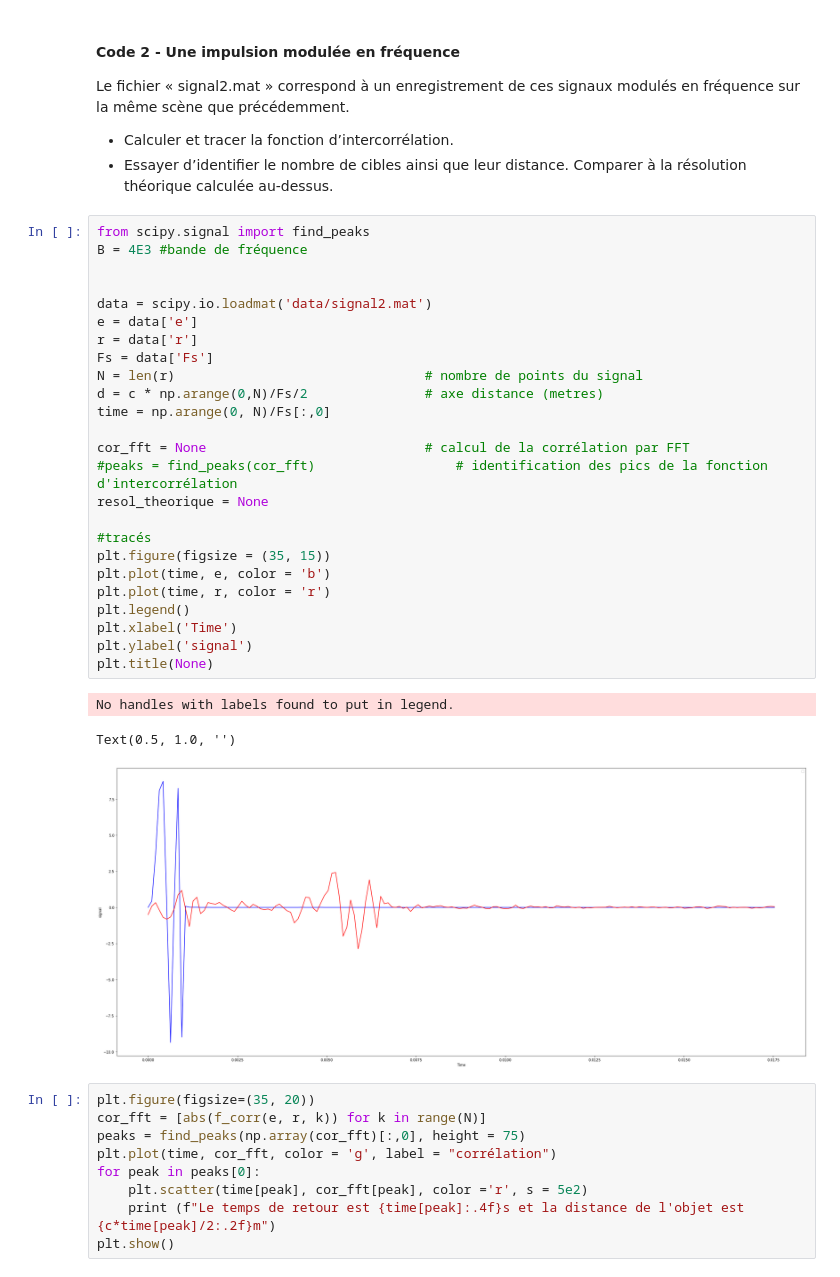
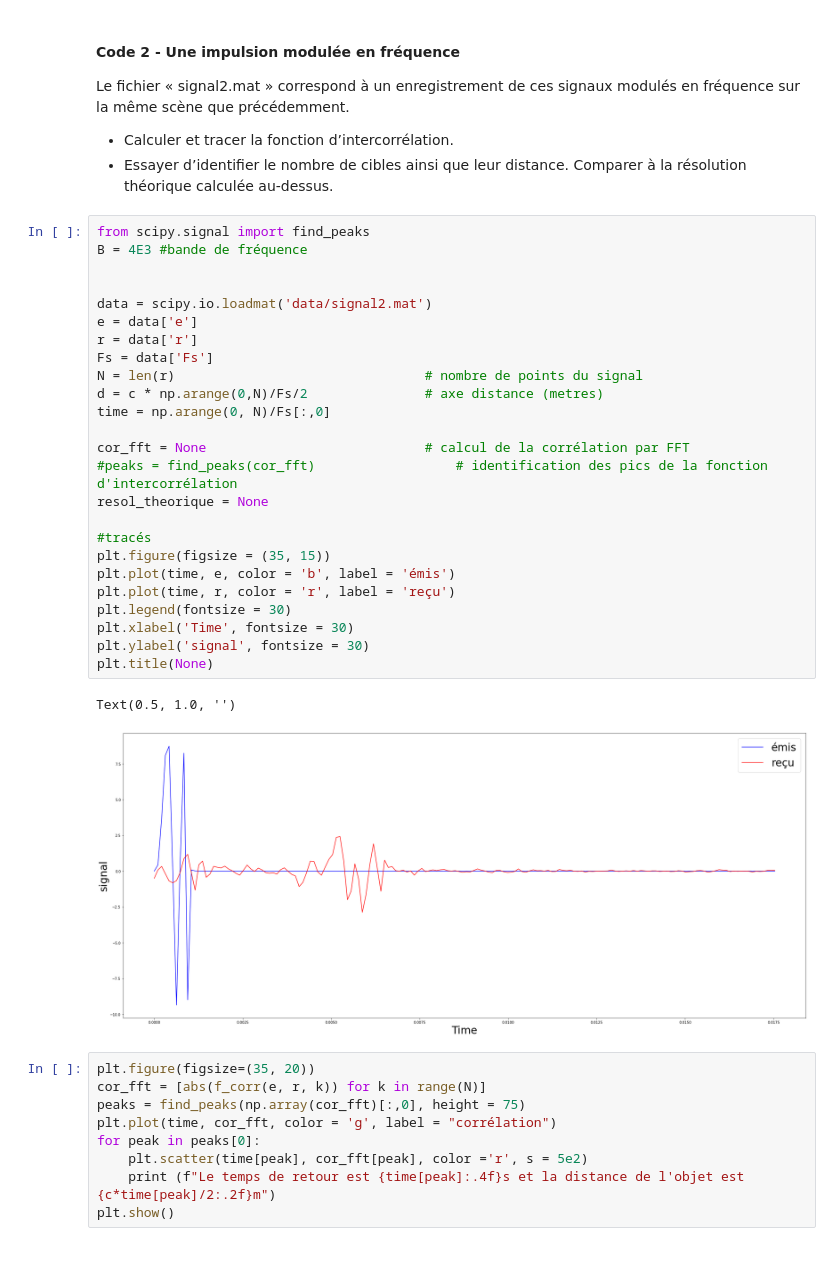
Before and after one commit to 21garbe/Traitement-du-siganl---1A, a Jupyter notebook: mini_projet_radar.ipynb, the cells around one changed output. Drawn from its saved outputs; the diff is of its cells as text.

```diff
--- a/mini_projet_radar.ipynb
+++ b/mini_projet_radar.ipynb
@@ -384,32 +384,31 @@ Le fichier « signal2.mat » correspond à un enregistrement de ces signaux modu
 # %%
 from scipy.signal import find_peaks
 B = 4E3 #bande de fréquence
 
 
 data = scipy.io.loadmat('data/signal2.mat')
 e = data['e']
 r = data['r']
 Fs = data['Fs']
 N = len(r)                                # nombre de points du signal
 d = c * np.arange(0,N)/Fs/2               # axe distance (metres)
 time = np.arange(0, N)/Fs[:,0]
 
 cor_fft = None                            # calcul de la corrélation par FFT
 #peaks = find_peaks(cor_fft)                  # identification des pics de la fonction d'intercorrélation
 resol_theorique = None
 
 #tracés
 plt.figure(figsize = (35, 15))
-plt.plot(time, e, color = 'b')
-plt.plot(time, r, color = 'r')
-plt.legend()
-plt.xlabel('Time')
-plt.ylabel('signal')
+plt.plot(time, e, color = 'b', label = 'émis')
+plt.plot(time, r, color = 'r', label = 'reçu')
+plt.legend(fontsize = 30)
+plt.xlabel('Time', fontsize = 30)
+plt.ylabel('signal', fontsize = 30)
 plt.title(None)
 # %% [output]
-No handles with labels found to put in legend.
+Text(0.5, 1.0, '')
-Text(0.5, 1.0, '')
-[figure, old version]
+[figure, new version]
 # %%
 plt.figure(figsize=(35, 20))
 cor_fft = [abs(f_corr(e, r, k)) for k in range(N)]
```
Also changed, not shown: parts of 7 cells of this notebook.
